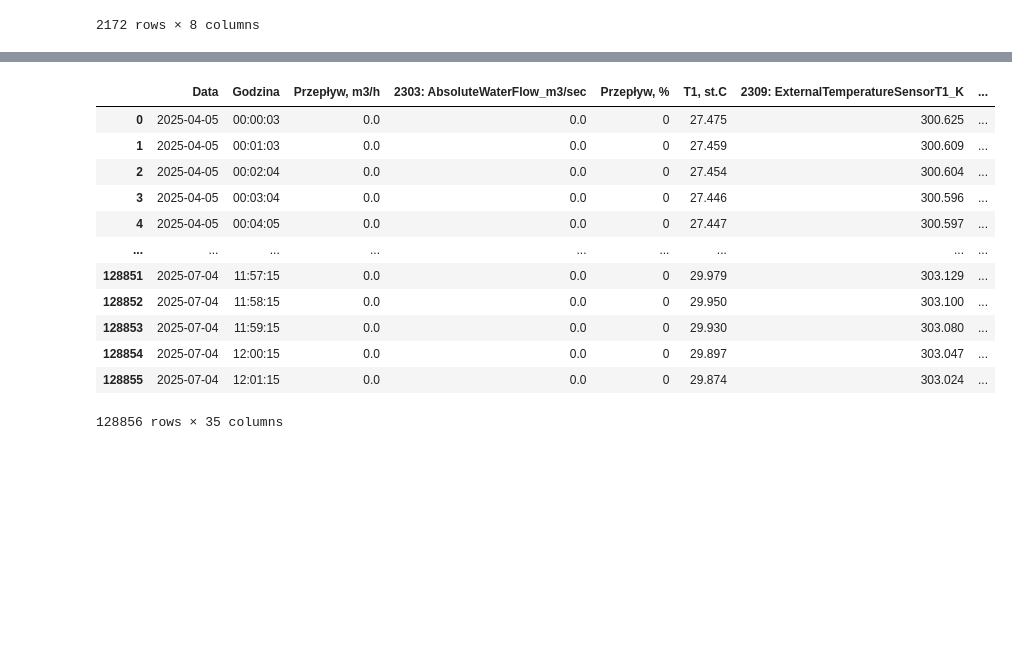
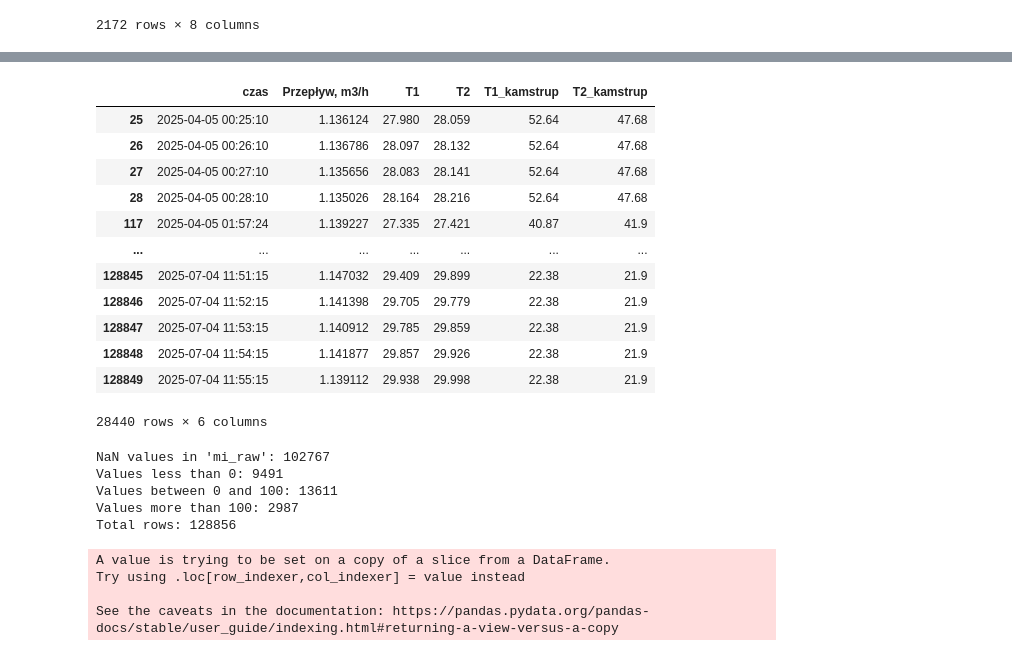
Before and after one commit to martynabocian/martynabocian.github.io, a Jupyter notebook: Charts.ipynb, the cells around one changed output, grey strips where cells are left out. Cells and saved outputs as stored; diff of their text form; code cells hidden in the pictures; blank space fills up the shorter version.

```diff
--- a/Charts.ipynb
+++ b/Charts.ipynb
@@ -1447,0 +1598,8 @@ AttributeError: Can only use .dt accessor with datetimelike values
+# %%
+df_belimo_for_mi["T1"] = df_belimo_for_mi["T1, st.C"]
+df_belimo_for_mi["T2"] = df_belimo_for_mi["T2, st.C"]
+# %%
+df_kamstrup7['czas'] = pd.to_datetime(df_kamstrup7['czas'])
+df_kamstrup7['czas_hour'] = df_kamstrup7['czas'].dt.floor('H')
+
+df_belimo_for_mi = df_belimo_for_mi.merge(df_kamstrup7[['czas_hour', 'T1', 'T2']], on='czas_hour', how='left', suffixes=('', '_kamstrup'))
@@ -1448,16 +1621,48 @@ AttributeError: Can only use .dt accessor with datetimelike values
 # %%
-df_belimo_for_mi
+df_belimo_for_mi[["czas", "Przepływ, m3/h", "T1", "T2", "T1_kamstrup", "T2_kamstrup"]][df_belimo_for_mi["Przepływ, m3/h"] > 1]
 # %% [output]
-|  | Data | Godzina | Przepływ, m3/h | 2303: AbsoluteWaterFlow_m3/sec | Przepływ, % | T1, st.C | 2309: ExternalTemperatureSensorT1_K | ... |
-| 0 | 2025-04-05 | 00:00:03 | 0.0 | 0.0 | 0 | 27.475 | 300.625 | ... |
-| 1 | 2025-04-05 | 00:01:03 | 0.0 | 0.0 | 0 | 27.459 | 300.609 | ... |
-| 2 | 2025-04-05 | 00:02:04 | 0.0 | 0.0 | 0 | 27.454 | 300.604 | ... |
-| 3 | 2025-04-05 | 00:03:04 | 0.0 | 0.0 | 0 | 27.446 | 300.596 | ... |
-| 4 | 2025-04-05 | 00:04:05 | 0.0 | 0.0 | 0 | 27.447 | 300.597 | ... |
-| ... | ... | ... | ... | ... | ... | ... | ... | ... |
-| 128851 | 2025-07-04 | 11:57:15 | 0.0 | 0.0 | 0 | 29.979 | 303.129 | ... |
-| 128852 | 2025-07-04 | 11:58:15 | 0.0 | 0.0 | 0 | 29.950 | 303.100 | ... |
-| 128853 | 2025-07-04 | 11:59:15 | 0.0 | 0.0 | 0 | 29.930 | 303.080 | ... |
-| 128854 | 2025-07-04 | 12:00:15 | 0.0 | 0.0 | 0 | 29.897 | 303.047 | ... |
-| 128855 | 2025-07-04 | 12:01:15 | 0.0 | 0.0 | 0 | 29.874 | 303.024 | ... |
+|  | czas | Przepływ, m3/h | T1 | T2 | T1_kamstrup | T2_kamstrup |
+| 25 | 2025-04-05 00:25:10 | 1.136124 | 27.980 | 28.059 | 52.64 | 47.68 |
+| 26 | 2025-04-05 00:26:10 | 1.136786 | 28.097 | 28.132 | 52.64 | 47.68 |
+| 27 | 2025-04-05 00:27:10 | 1.135656 | 28.083 | 28.141 | 52.64 | 47.68 |
+| 28 | 2025-04-05 00:28:10 | 1.135026 | 28.164 | 28.216 | 52.64 | 47.68 |
+| 117 | 2025-04-05 01:57:24 | 1.139227 | 27.335 | 27.421 | 40.87 | 41.9 |
+| ... | ... | ... | ... | ... | ... | ... |
+| 128845 | 2025-07-04 11:51:15 | 1.147032 | 29.409 | 29.899 | 22.38 | 21.9 |
+| 128846 | 2025-07-04 11:52:15 | 1.141398 | 29.705 | 29.779 | 22.38 | 21.9 |
+| 128847 | 2025-07-04 11:53:15 | 1.140912 | 29.785 | 29.859 | 22.38 | 21.9 |
+| 128848 | 2025-07-04 11:54:15 | 1.141877 | 29.857 | 29.926 | 22.38 | 21.9 |
+| 128849 | 2025-07-04 11:55:15 | 1.139112 | 29.938 | 29.998 | 22.38 | 21.9 |
-128856 rows × 35 columns
+28440 rows × 6 columns
+# %%
+
+# Summarize mi_raw column
+nan_count = df_belimo_for_mi_filtered['mi_raw'].isna().sum()
+less_than_0 = (df_belimo_for_mi_filtered['mi_raw'] < 0).sum()
+between_0_100 = ((df_belimo_for_mi_filtered['mi_raw'] >= 0) & (df_belimo_for_mi_filtered['mi_raw'] <= 100)).sum()
+more_than_100 = (df_belimo_for_mi_filtered['mi_raw'] > 100).sum()
+
+print(f"NaN values in 'mi_raw': {nan_count}")
+print(f"Values less than 0: {less_than_0}")
+print(f"Values between 0 and 100: {between_0_100}")
+print(f"Values more than 100: {more_than_100}")
+print(f"Total rows: {len(df_belimo_for_mi_filtered)}")
+# %% [output]
+NaN values in 'mi_raw': 102767
+Values less than 0: 9491
+Values between 0 and 100: 13611
+Values more than 100: 2987
+Total rows: 128856
+# %%
+df_belimo_for_mi_filtered = df_belimo_for_mi[df_belimo_for_mi["Przepływ, m3/h"] > 1]
+
+df_belimo_for_mi_filtered['mi'] = np.where(
+    (df_belimo_for_mi_filtered['mi_raw'] >= 0) & (df_belimo_for_mi_filtered['mi_raw'] <= 100),
+    df_belimo_for_mi_filtered['mi_raw'],
+    np.nan
+)
+# %% [output]
+A value is trying to be set on a copy of a slice from a DataFrame.
+Try using .loc[row_indexer,col_indexer] = value instead
+
+See the caveats in the documentation: https://pandas.pydata.org/pandas-docs/stable/user_guide/indexing.html#returning-a-view-versus-a-copy
```
Also changed, not shown: parts of 31 cells of this notebook, 3 other files.
